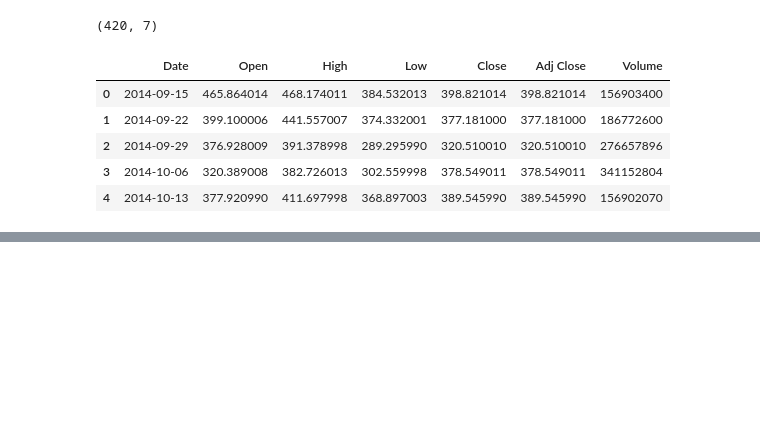
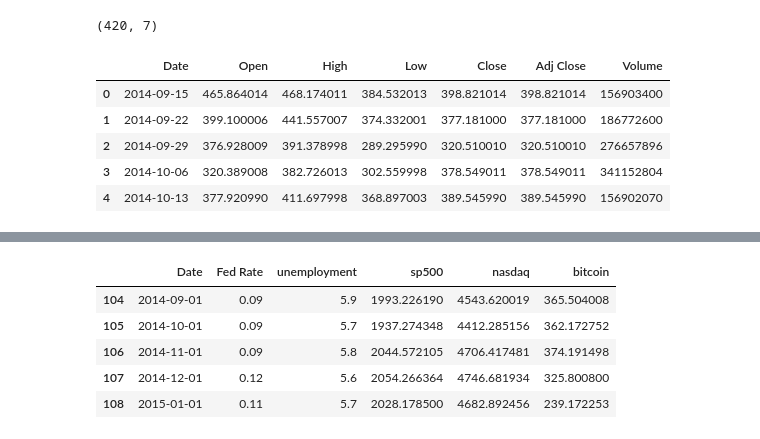
Before and after one commit to danhphan/gp_experiments, a Jupyter notebook: experiments/_data_preprocessing.ipynb, the cells around one changed output, grey strips where cells are left out. Cells and saved outputs as stored; diff of their text form; code cells hidden in the pictures; blank space fills up the shorter version.

```diff
--- a/experiments/_data_preprocessing.ipynb
+++ b/experiments/_data_preprocessing.ipynb
@@ -181,0 +267,9 @@ btc_df.tail()
+# %%
+df.head()
+# %% [output]
+|  | Date | Fed Rate | unemployment | sp500 | nasdaq | bitcoin |
+| 104 | 2014-09-01 | 0.09 | 5.9 | 1993.226190 | 4543.620019 | 365.504008 |
+| 105 | 2014-10-01 | 0.09 | 5.7 | 1937.274348 | 4412.285156 | 362.172752 |
+| 106 | 2014-11-01 | 0.09 | 5.8 | 2044.572105 | 4706.417481 | 374.191498 |
+| 107 | 2014-12-01 | 0.12 | 5.6 | 2054.266364 | 4746.681934 | 325.800800 |
+| 108 | 2015-01-01 | 0.11 | 5.7 | 2028.178500 | 4682.892456 | 239.172253 |
```
Also changed, not shown: parts of 31 cells of this notebook, 1 other file.
